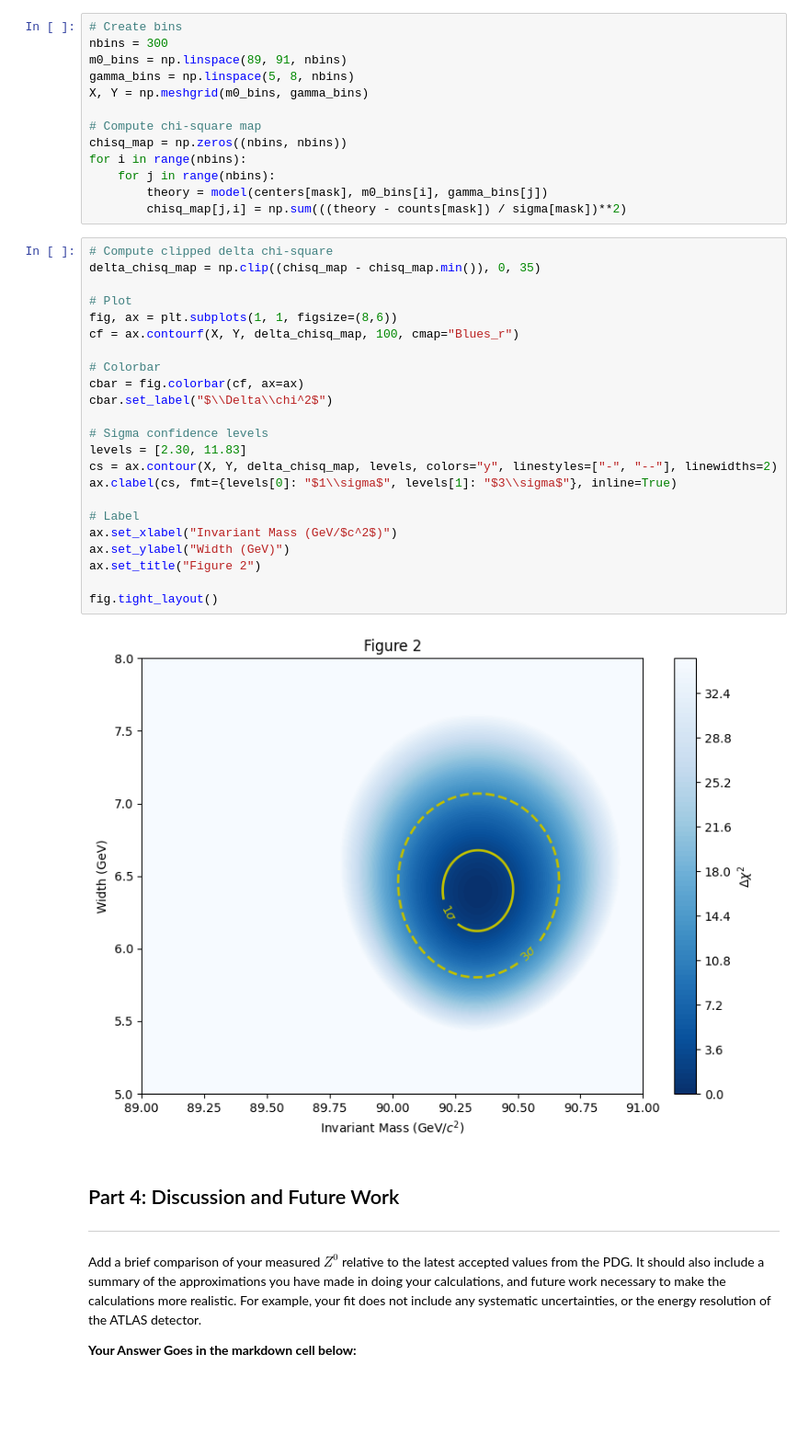
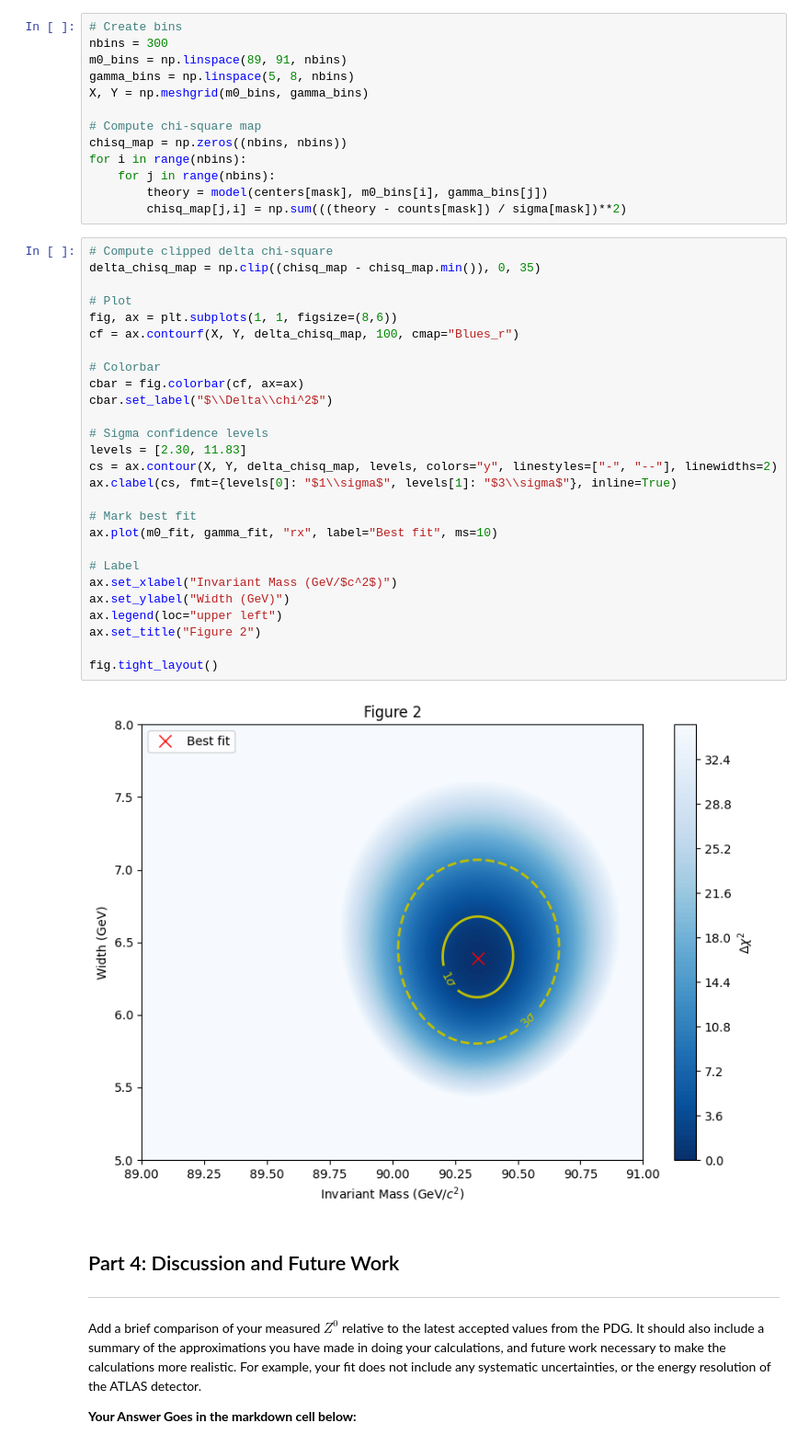
Before and after one commit to zgott06/PHYS265-spring26, a Jupyter notebook: Lab2/lab2.ipynb, the cells around one changed output. Shown at 92% size. Drawn from its saved outputs; the diff is of its cells as text; blank space fills up the shorter version.

```diff
--- a/Lab2/lab2.ipynb
+++ b/Lab2/lab2.ipynb
@@ -302,28 +304,32 @@ for i in range(nbins):
 # %%
 # Compute clipped delta chi-square
 delta_chisq_map = np.clip((chisq_map - chisq_map.min()), 0, 35)
 
 # Plot
 fig, ax = plt.subplots(1, 1, figsize=(8,6))
 cf = ax.contourf(X, Y, delta_chisq_map, 100, cmap="Blues_r")
 
 # Colorbar
 cbar = fig.colorbar(cf, ax=ax)
 cbar.set_label("$\\Delta\\chi^2$")
 
 # Sigma confidence levels
 levels = [2.30, 11.83]
 cs = ax.contour(X, Y, delta_chisq_map, levels, colors="y", linestyles=["-", "--"], linewidths=2)
 ax.clabel(cs, fmt={levels[0]: "$1\\sigma$", levels[1]: "$3\\sigma$"}, inline=True)
 
+# Mark best fit
+ax.plot(m0_fit, gamma_fit, "rx", label="Best fit", ms=10)
+
 # Label
 ax.set_xlabel("Invariant Mass (GeV/$c^2$)")
 ax.set_ylabel("Width (GeV)")
+ax.legend(loc="upper left")
 ax.set_title("Figure 2")
 
 fig.tight_layout()
 # %% [output]
-[figure, old version]
+[figure, new version]
 # %% [markdown]
 ## Part 4: Discussion and Future Work
 ----
```
Also changed, not shown: parts of 3 cells of this notebook.
